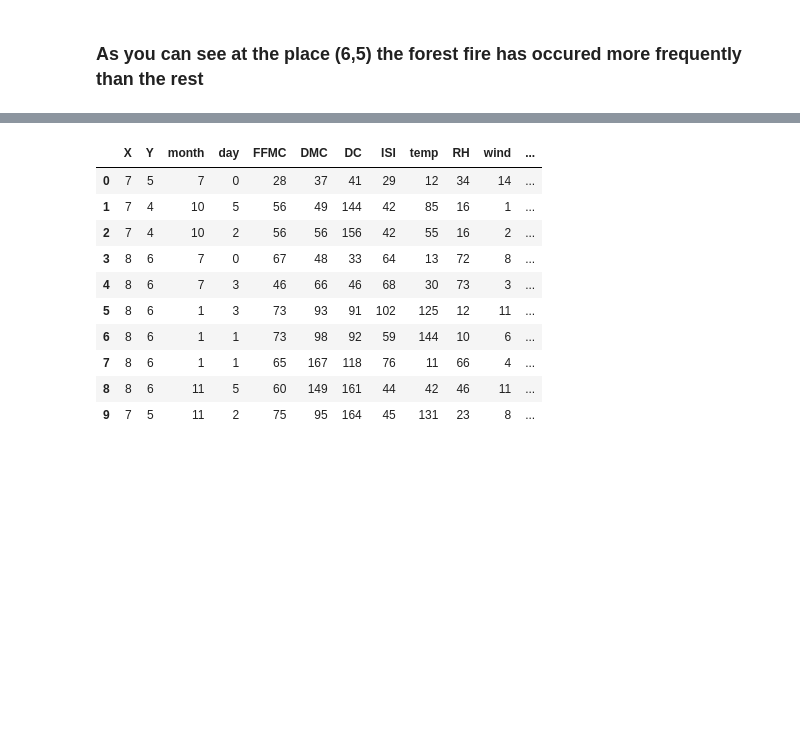
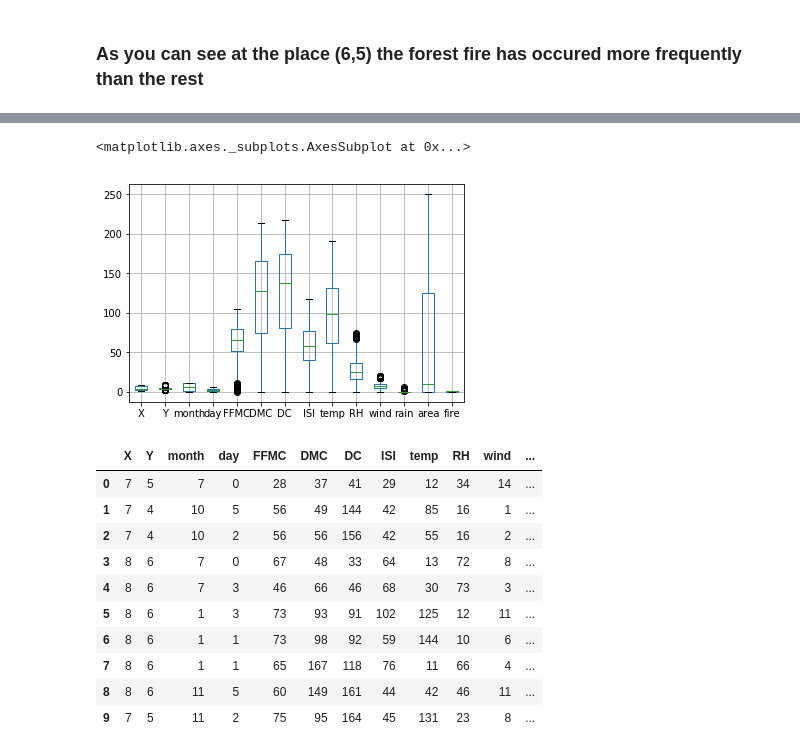
Before and after one commit to rishickesh/Data-science, a Jupyter notebook: forest.ipynb, the cells around one changed output, grey strips where cells are left out. Cells and saved outputs as stored; diff of their text form; code cells hidden in the pictures; blank space fills up the shorter version.

```diff
--- a/forest.ipynb
+++ b/forest.ipynb
@@ -173,0 +187,8 @@ plt.xticks(rotation=20);
+# %%
+ndata["DMC"] = np.where((ndata["DMC"]-ndata.DMC.mean()).abs()>2*(ndata.DMC.std()),ndata.DMC.mean(),ndata['DMC'])
+# %%
+ndata["DC"] = np.where((ndata["DC"]-ndata.DC.mean()).abs()>1*(ndata.DC.std()),ndata.DC.mean(),ndata['DC'])
+# %%
+ndata["RH"] = np.where((ndata["RH"]-ndata.RH.median()).abs()>(ndata.RH.std()),ndata.RH.median(),ndata['RH'])
+# %%
+ndata["area"] = np.where((ndata["area"]-ndata.area.median()).abs()>0.2*(ndata.area.std()),ndata.area.median(),ndata['area'])
@@ -174,3 +207,8 @@ plt.xticks(rotation=20);
+# %%
+ndata.boxplot()
+# %% [output]
+<matplotlib.axes._subplots.AxesSubplot at 0x...>
+[figure, added]
 # %%
 from sklearn.preprocessing import LabelEncoder
 
```
Also changed, not shown: parts of 21 cells of this notebook.
